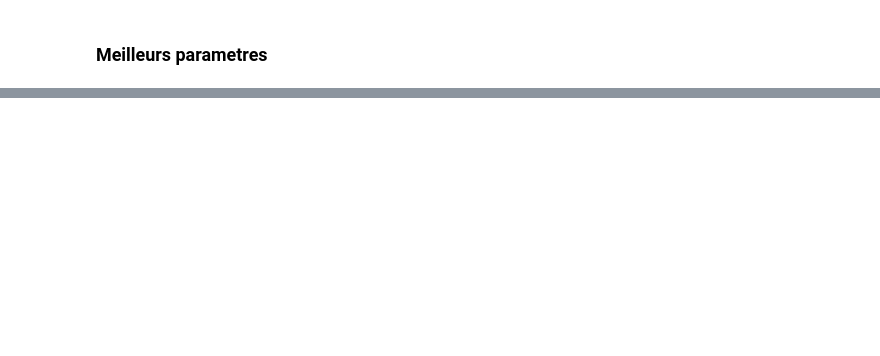
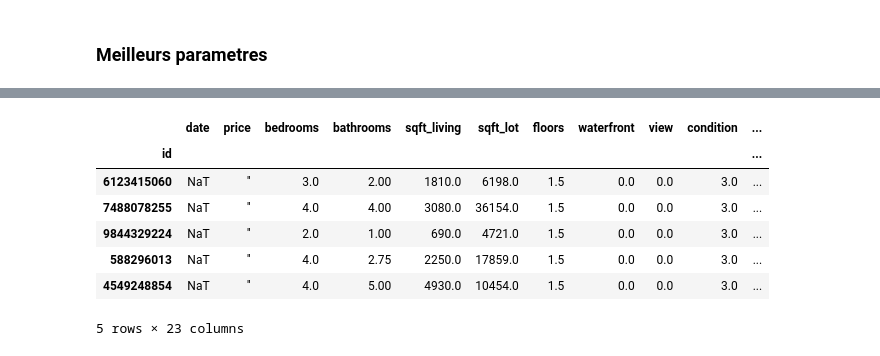
Before and after one commit to degharbi/Housing-prices-prediction, a Jupyter notebook: Gradient_Boosting.ipynb, the cells around one changed output, grey strips where cells are left out. Drawn from its saved outputs; the diff is of its cells as text; code cells hidden in the pictures; blank space fills up the shorter version.

```diff
--- a/Gradient_Boosting.ipynb
+++ b/Gradient_Boosting.ipynb
@@ -371,0 +411,32 @@ Custom 3d plot via ``partial_dependence``
+# %%
+data_new['date'] = pd.to_datetime(raw['date'])
+data_new['year']= raw.year.median()
+data_new['month']= raw.day.median()
+data_new['day']= raw.month.median()
+data_new['floors']= raw.floors.median()
+data_new['waterfront']= raw.waterfront.median()
+data_new['view']= raw.view.median()
+data_new['condition']= raw.condition.median()
+data_new['grade']= raw.grade.median()
+data_new['sqft_above']= raw.sqft_above.median()
+data_new['sqft_basement']= raw.sqft_basement.median()
+data_new['yr_built']= raw.yr_built.median()
+data_new['yr_renovated']= raw.yr_renovated.median()
+data_new['sqft_living15']= raw.sqft_living15.median()
+data_new['sqft_lot15']= raw.sqft_lot15.median()
+# %%
+data_new['zipcode'] = pd.DataFrame(
+    {
+        'zipcode': [code.replace('u','').strip().replace('"','').replace("'",'') for code in data_new.zipcode.values]
+    }).values
+# %%
+data_new.head()
+# %% [output]
+|  | date | price | bedrooms | bathrooms | sqft_living | sqft_lot | floors | waterfront | view | condition | ... |
+| id |  |  |  |  |  |  |  |  |  |  | ... |
+| 6123415060 | NaT | '' | 3.0 | 2.00 | 1810.0 | 6198.0 | 1.5 | 0.0 | 0.0 | 3.0 | ... |
+| 7488078255 | NaT | '' | 4.0 | 4.00 | 3080.0 | 36154.0 | 1.5 | 0.0 | 0.0 | 3.0 | ... |
+| 9844329224 | NaT | '' | 2.0 | 1.00 | 690.0 | 4721.0 | 1.5 | 0.0 | 0.0 | 3.0 | ... |
+| 588296013 | NaT | '' | 4.0 | 2.75 | 2250.0 | 17859.0 | 1.5 | 0.0 | 0.0 | 3.0 | ... |
+| 4549248854 | NaT | '' | 4.0 | 5.00 | 4930.0 | 10454.0 | 1.5 | 0.0 | 0.0 | 3.0 | ... |
+5 rows × 23 columns
```
Also changed, not shown: parts of 19 cells of this notebook, 1 other file.
